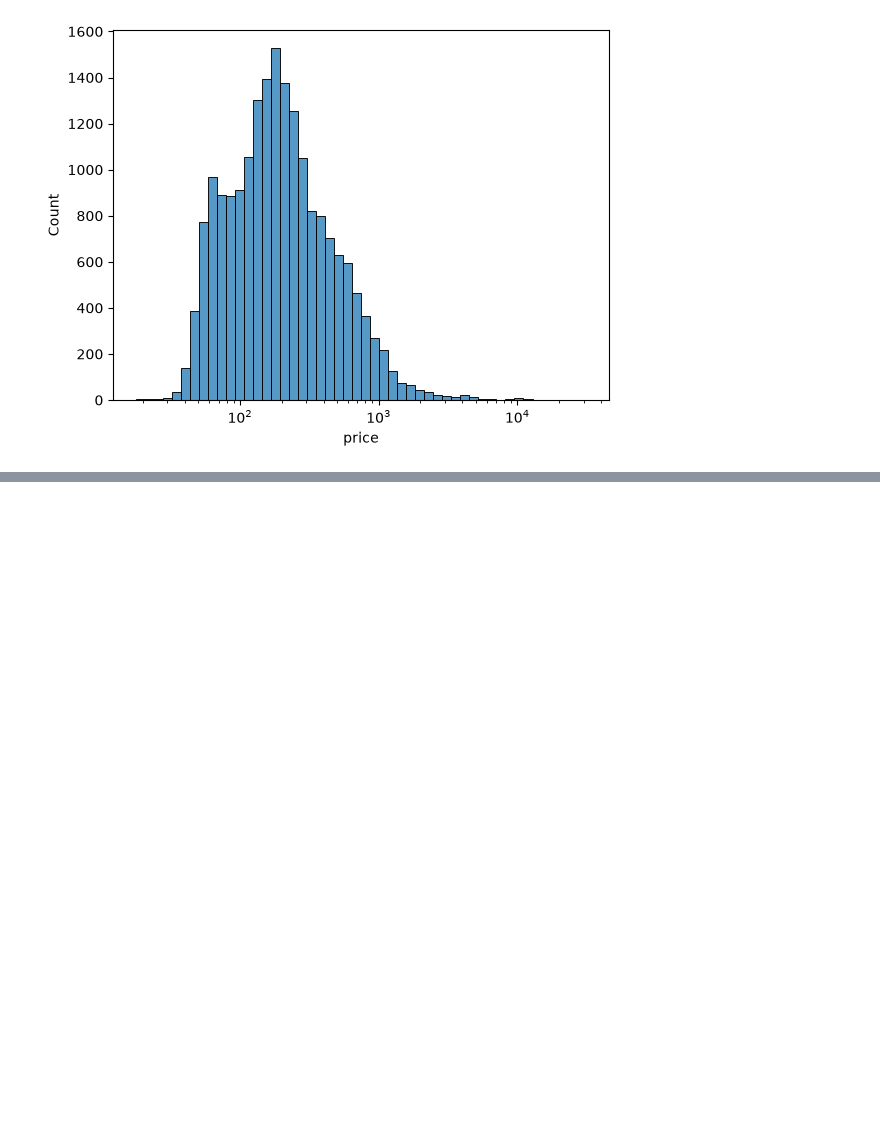
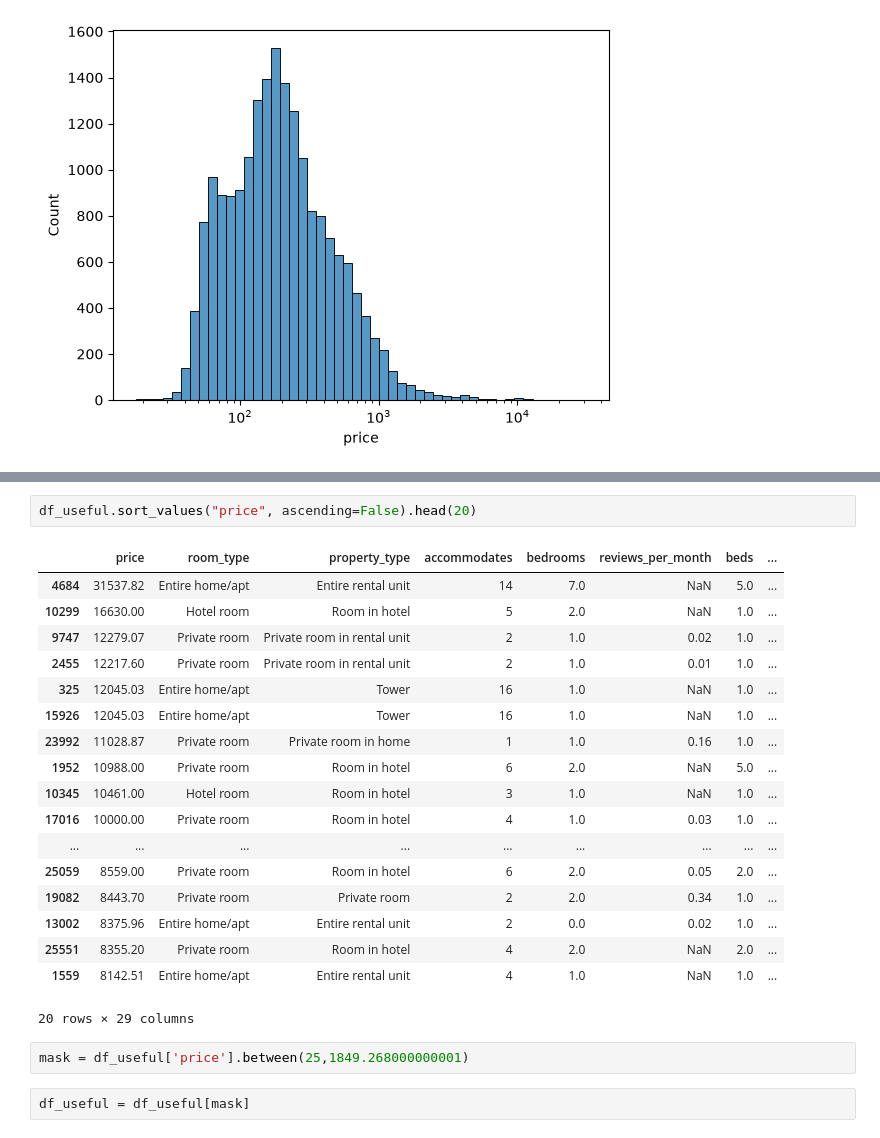
Before and after one commit to hyder13-10/airbnb-pricing-engine, a Jupyter notebook: notebooks/02_cleaning.ipynb, the cells around one changed output, grey strips where cells are left out. Cells and saved outputs as stored; diff of their text form; blank space fills up the shorter version.

```diff
--- a/notebooks/02_cleaning.ipynb
+++ b/notebooks/02_cleaning.ipynb
@@ -448,0 +378,25 @@ Dataset saved! Final shape: (19025, 29)
+# %%
+df_useful.sort_values("price", ascending=False).head(20)
+# %% [output]
+|  | price | room_type | property_type | accommodates | bedrooms | reviews_per_month | beds | ... |
+| 4684 | 31537.82 | Entire home/apt | Entire rental unit | 14 | 7.0 | NaN | 5.0 | ... |
+| 10299 | 16630.00 | Hotel room | Room in hotel | 5 | 2.0 | NaN | 1.0 | ... |
+| 9747 | 12279.07 | Private room | Private room in rental unit | 2 | 1.0 | 0.02 | 1.0 | ... |
+| 2455 | 12217.60 | Private room | Private room in rental unit | 2 | 1.0 | 0.01 | 1.0 | ... |
+| 325 | 12045.03 | Entire home/apt | Tower | 16 | 1.0 | NaN | 1.0 | ... |
+| 15926 | 12045.03 | Entire home/apt | Tower | 16 | 1.0 | NaN | 1.0 | ... |
+| 23992 | 11028.87 | Private room | Private room in home | 1 | 1.0 | 0.16 | 1.0 | ... |
+| 1952 | 10988.00 | Private room | Room in hotel | 6 | 2.0 | NaN | 5.0 | ... |
+| 10345 | 10461.00 | Hotel room | Room in hotel | 3 | 1.0 | NaN | 1.0 | ... |
+| 17016 | 10000.00 | Private room | Room in hotel | 4 | 1.0 | 0.03 | 1.0 | ... |
+| ... | ... | ... | ... | ... | ... | ... | ... | ... |
+| 25059 | 8559.00 | Private room | Room in hotel | 6 | 2.0 | 0.05 | 2.0 | ... |
+| 19082 | 8443.70 | Private room | Private room | 2 | 2.0 | 0.34 | 1.0 | ... |
+| 13002 | 8375.96 | Entire home/apt | Entire rental unit | 2 | 0.0 | 0.02 | 1.0 | ... |
+| 25551 | 8355.20 | Private room | Room in hotel | 4 | 2.0 | NaN | 2.0 | ... |
+| 1559 | 8142.51 | Entire home/apt | Entire rental unit | 4 | 1.0 | NaN | 1.0 | ... |
+20 rows × 29 columns
+# %%
+mask = df_useful['price'].between(25,1849.268000000001)
+# %%
+df_useful = df_useful[mask]
```
Also changed, not shown: parts of 10 cells of this notebook, 1 other file.
